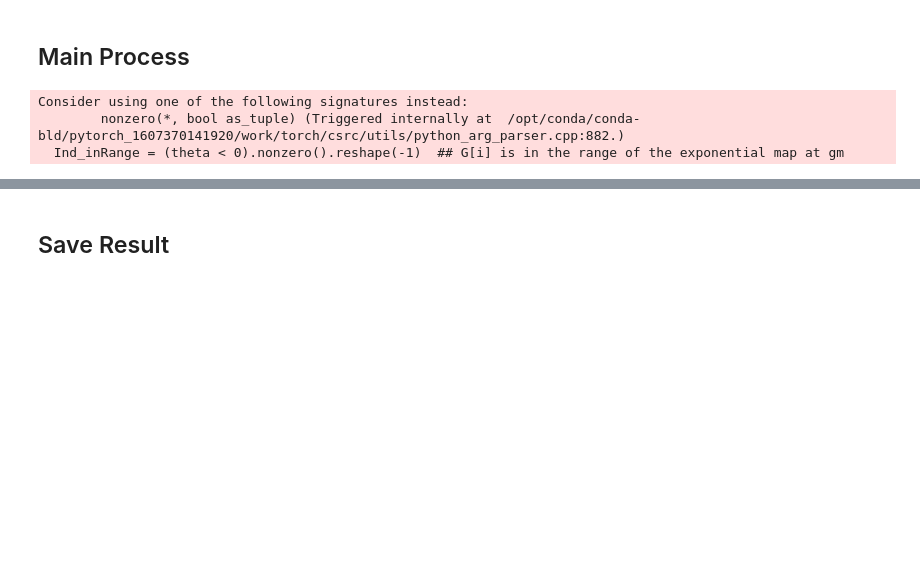
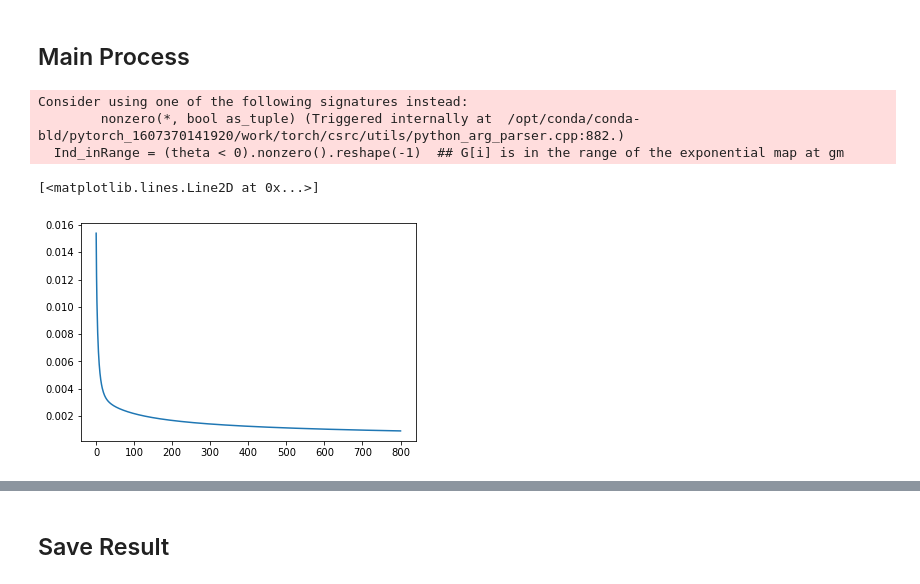
Before and after one commit to aarentai/Atlas-Building-2D, a Jupyter notebook: CubicAtlasBuilding2D.ipynb, the cells around one changed output, grey strips where cells are left out. Saved outputs shown, nothing was run; the diff lists cells and outputs as text; code cells hidden in the pictures; blank space fills up the shorter version.

```diff
--- a/CubicAtlasBuilding2D.ipynb
+++ b/CubicAtlasBuilding2D.ipynb
@@ -186,11 +187,13 @@ def metric_matching(gi, gm, height, width, mask, iter_num, epsilon, sigma):
 # %% [markdown]
 ## Main Process
 # %%
-file_name = [1,2]
+file_name = [1,2,4,6]
 height, width = 100,100
 sample_num = len(file_name)
 input_dir = 'Data/Cubic'
-output_dir = 'Output/Cubic12AtlasMay'
+output_dir = 'Output/Cubic1246Atlas'
+if not os.path.isdir(output_dir):
+    os.mkdir(output_dir)
 tensor_lin_list, tensor_met_list, mask_list, mask_thresh_list = [], [], [], []
 mask_union = torch.zeros(height, width).double()
 phi_inv_acc_list, phi_acc_list, energy_list = [], [], []
@@ -220,7 +223,7 @@ for s in range(len(file_name)):
 
 mask_union[mask_union>0] = 1
 # %%
-for i in tqdm(range(201)):
+for i in tqdm(range(101)):
     G = torch.stack(tuple(tensor_met_list))
     a = 0.5
     atlas = get_karcher_mean(G, a)
@@ -235,8 +238,31 @@ for i in tqdm(range(201)):
         phi_inv_acc_list[s] = compose_function(phi_inv_acc_list[s], phi_inv_list[s])
         phi_acc_list[s] = compose_function(phi_list[s], phi_acc_list[s])
         mask_list[s] = compose_function(mask_list[s], phi_inv_list[s])
+
+    if i%5==0:
+        atlas_lin = np.zeros((3,height,width))
+        mask_acc = np.zeros((height,width))
+        atlas_inv = torch.inverse(atlas)
+        atlas_lin[0] = atlas_inv[:,:,0,0].cpu()
+        atlas_lin[1] = atlas_inv[:,:,0,1].cpu()
+        atlas_lin[2] = atlas_inv[:,:,1,1].cpu()
+        for s in range(sample_num):
+            sio.savemat(f'{output_dir}/cubic{file_name[s]}_{i}_phi_inv.mat', {'diffeo': phi_inv_acc_list[s].cpu().detach().numpy()})
+            sio.savemat(f'{output_dir}/cubic{file_name[s]}_{i}_phi.mat', {'diffeo': phi_acc_list[s].cpu().detach().numpy()})
+            sio.savemat(f'{output_dir}/cubic{file_name[s]}_{i}_energy.mat', {'energy': energy_list[s]})
+#             plt.plot(energy_list[s])
+            mask_acc += mask_list[s].cpu().numpy()
+        mask_acc[mask_acc>0]=1
+        sitk.WriteImage(sitk.GetImageFromArray(np.transpose(atlas_lin,(2,1,0))), f'{output_dir}/atlas_{i}_tens.nhdr')
+        sitk.WriteImage(sitk.GetImageFromArray(np.transpose(mask_acc,(1,0))), f'{output_dir}/atlas_{i}_mask.nhdr')
 # %% [output]
 Consider using one of the following signatures instead:
         nonzero(*, bool as_tuple) (Triggered internally at  /opt/conda/conda-bld/pytorch_1607370141920/work/torch/csrc/utils/python_arg_parser.cpp:882.)
   Ind_inRange = (theta < 0).nonzero().reshape(-1)  ## G[i] is in the range of the exponential map at gm
+# %%
+plt.figure()
+plt.plot(energy_list[1])
+# %% [output]
+[<matplotlib.lines.Line2D at 0x...>]
+[figure, added]
 # %%
```
Also changed, not shown: parts of 2 cells of this notebook, 4 other files.
